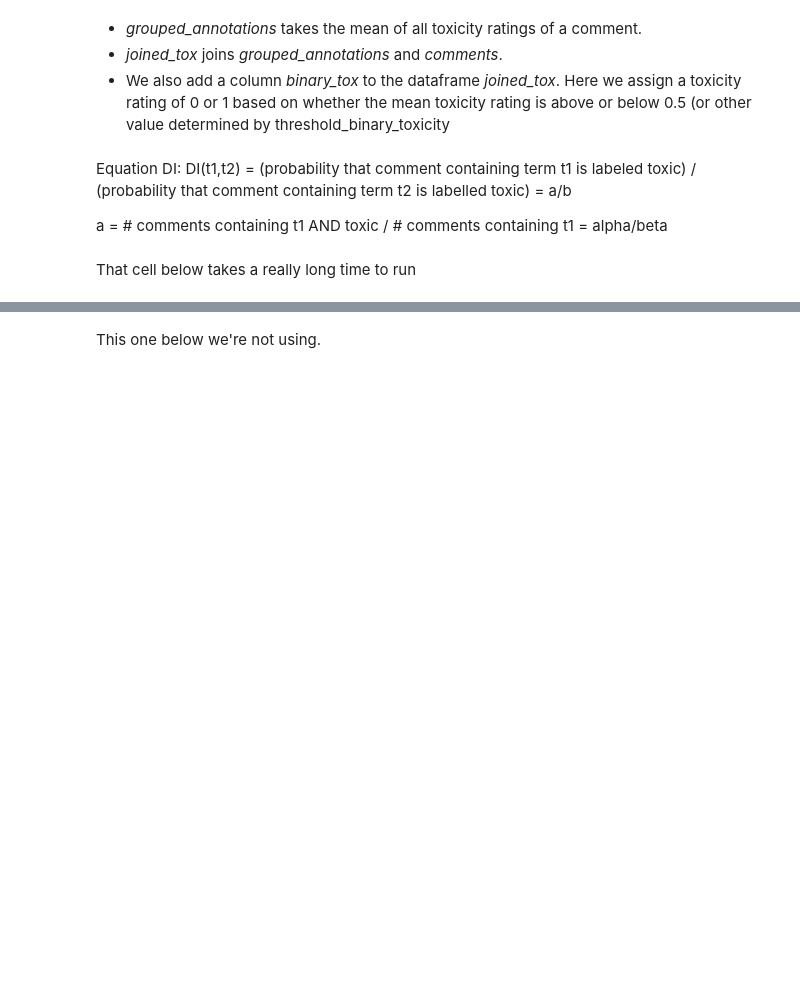
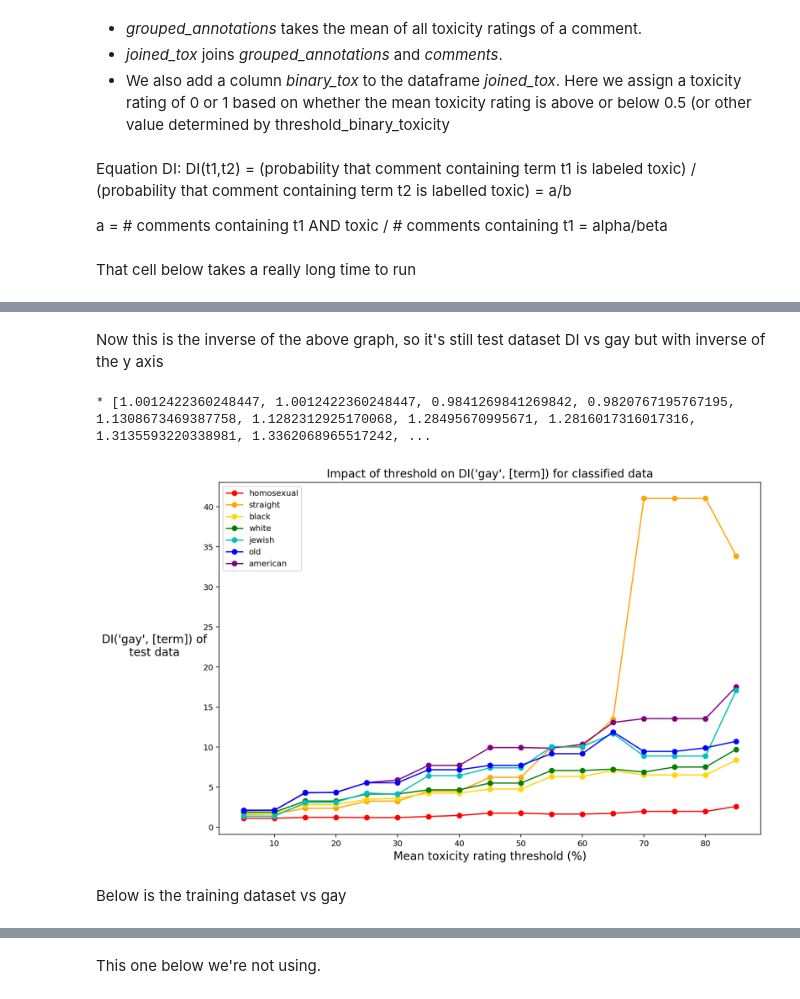
Before and after one commit to nehargupta/cs590_privacy_fairness, a Jupyter notebook: threshold-to-di.ipynb, the cells around one changed output, grey strips where cells are left out. Saved outputs shown, nothing was run; the diff lists cells and outputs as text; code cells hidden in the pictures; blank space fills up the shorter version.

```diff
--- a/threshold-to-di.ipynb
+++ b/threshold-to-di.ipynb
@@ -122,10 +98,12 @@ array_of_train_dis = []
 array_of_test_dis = []
 array_predicted_bin_tox = []
 array_test_bin_tox = []
+x_axis = []
 
 #TODO: This code is really unnecessarily complicated, you could instead have a dictionary of dataframes and store all
-for i in range(30,95,5):
+for i in range(5,90,5):
 # for i in range(30,40,5):
+    x_axis.append(i)
     joined_tox = pd.read_csv('joined_tox' + str(i) + '.csv')
     train_comments = pd.read_csv('train_comments'+ str(i) + '.csv')
     test_comments = pd.read_csv('test_comments' + str(i) + '.csv')
@@ -232 +214,51 @@ plt.legend(handles=[line1,line2,line3,line4,line6,line7,line5])
+# %% [markdown]
+Now this is the inverse of the above graph, so it's still test dataset DI vs gay but with inverse of the y axis
+# %%
+## The chosen one
+
+y_axis_t1 = []
+y_axis_t2 = []
+y_axis_t3 = []
+y_axis_t4 = []
+y_axis_t5 = []
+y_axis_t6 = []
+y_axis_t7 = []
+plt.figure(figsize=(12, 8))
+
+
+for i in range(len(array_of_test_dis)):
+    y_axis_t1.append(1/array_of_test_dis[i][1][1])
+    y_axis_t2.append(1/array_of_test_dis[i][1][2])
+    y_axis_t3.append(1/array_of_test_dis[i][1][3])
+    y_axis_t4.append(1/array_of_test_dis[i][1][4])
+    y_axis_t5.append(1/array_of_test_dis[i][1][5])
+    y_axis_t6.append(1/array_of_test_dis[i][1][6])
+    y_axis_t7.append(1/array_of_test_dis[i][1][7])
+line1, = plt.plot(x_axis, y_axis_t1, "ro-", label=madlibs_terms[1])
+line2, = plt.plot(x_axis, y_axis_t2, "o-", color='orange', label=madlibs_terms[2])
+line3, = plt.plot(x_axis, y_axis_t3, "o-", color='gold', label=madlibs_terms[3])
+line4, = plt.plot(x_axis, y_axis_t4, "go-", label=madlibs_terms[4])
+line5, = plt.plot(x_axis, y_axis_t5, "o-", color='purple', label=madlibs_terms[5])
+line6, = plt.plot(x_axis, y_axis_t6, "co-", label=madlibs_terms[6])
+line7, = plt.plot(x_axis, y_axis_t7, "bo-", label=madlibs_terms[7])
+
+plt.title("Impact of threshold on DI('gay', [term]) for classified data", fontsize=14)
+plt.xlabel("Mean toxicity rating threshold (%)", fontsize=14)
+ylabel = "DI('gay', [term]) of test data"
+
+from textwrap import wrap
+
+ylabel_wrapped = '\n'.join(wrap(ylabel, 20))
+plt.ylabel(ylabel_wrapped, rotation=0, labelpad=60, fontsize=14)
+# plt.xlim([20, 100])
+# plt.ylim([-0.1, 1])
+plt.legend(handles=[line1,line2,line3,line4,line6,line7,line5])
+print("*", y_axis_tr1)
+
+plt.savefig('threshold-di-gay-test.png', bbox_inches='tight')
+# %% [output]
+* [1.0012422360248447, 1.0012422360248447, 0.9841269841269842, 0.9820767195767195, 1.1308673469387758, 1.1282312925170068, 1.28495670995671, 1.2816017316017316, 1.3135593220338981, 1.3362068965517242, ...
+[figure, added]
+# %% [markdown]
+Below is the training dataset vs gay
 # %%
```
Also changed, not shown: parts of 22 cells of this notebook.
